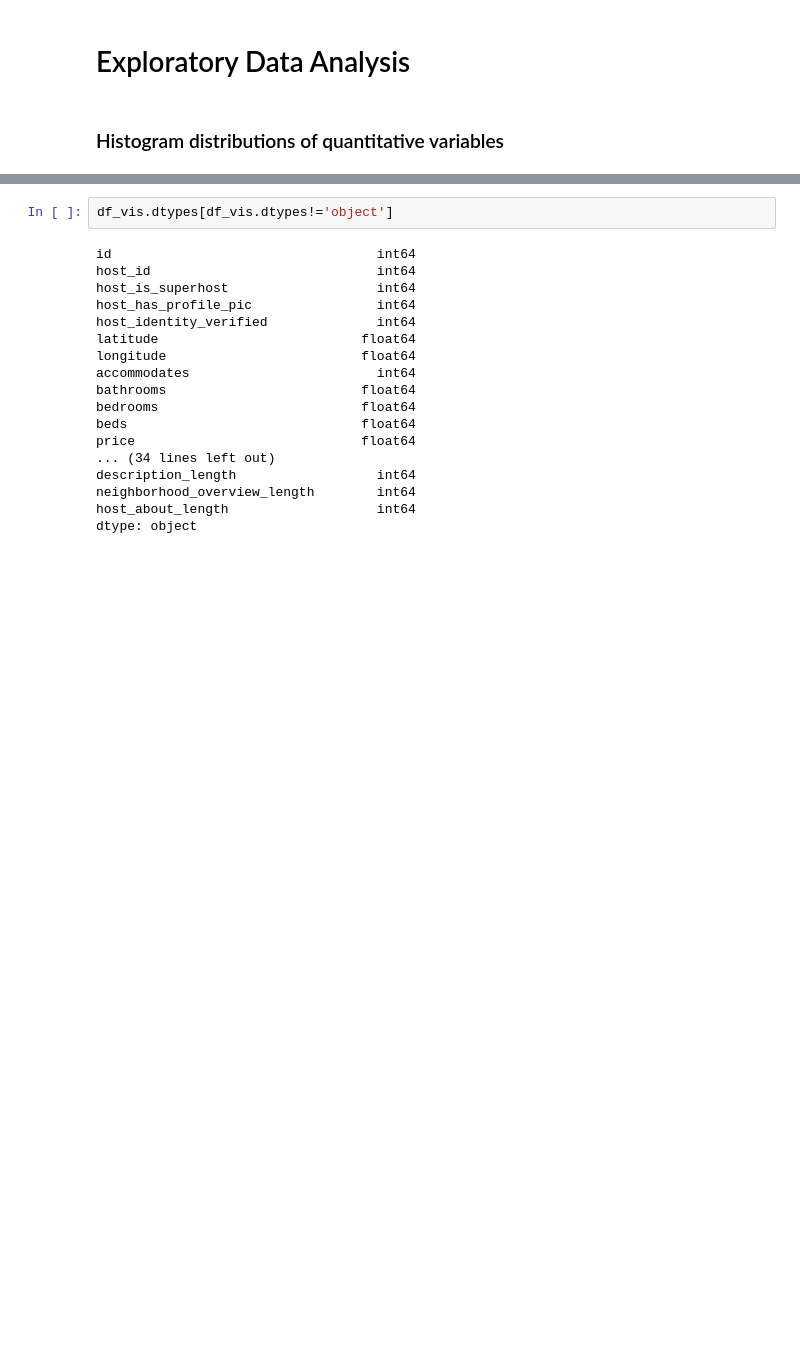
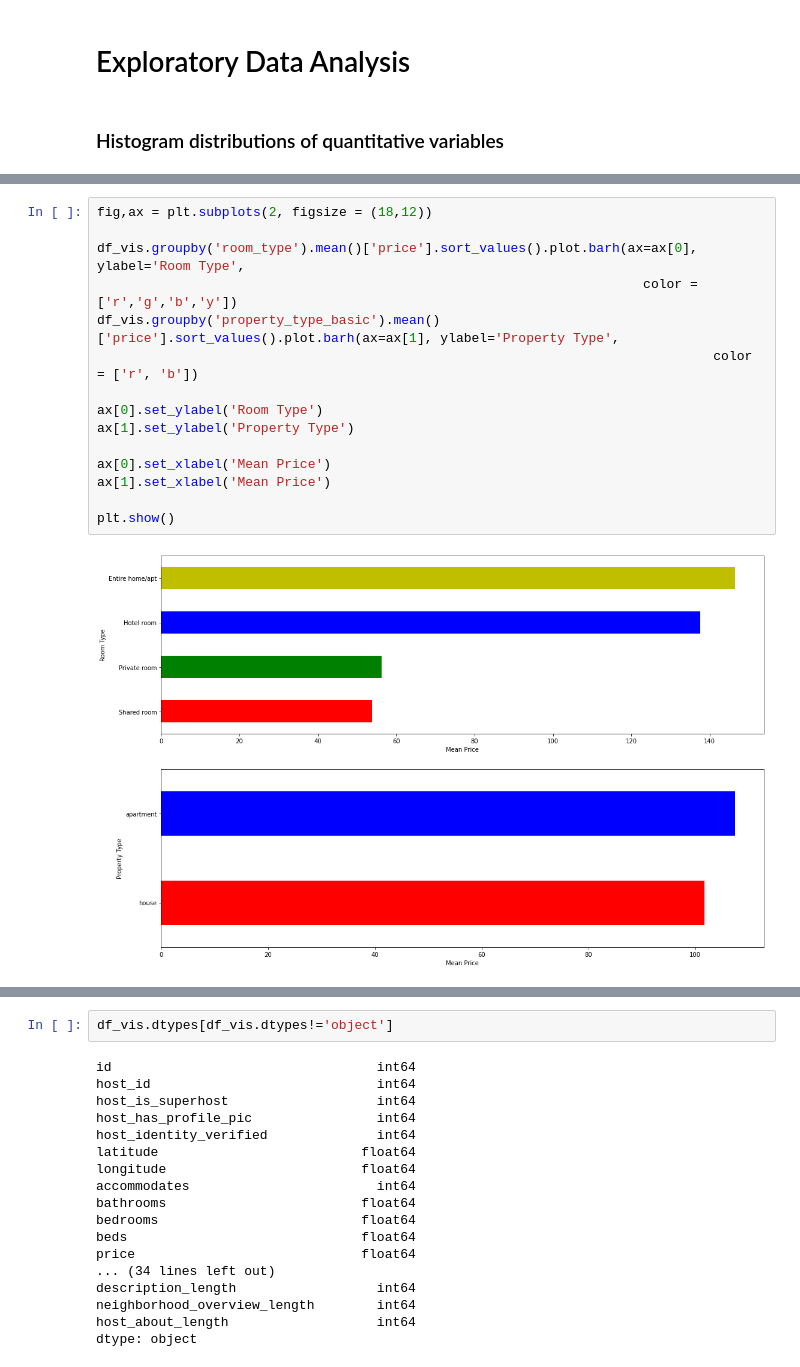
Before and after one commit to jradford5/GA_capstone_Airbnb_project, a Jupyter notebook: notebooks/capstone_airbnb_EDA.ipynb, the cells around one changed output, grey strips where cells are left out. Cells and saved outputs as stored; diff of their text form; blank space fills up the shorter version.

```diff
--- a/notebooks/capstone_airbnb_EDA.ipynb
+++ b/notebooks/capstone_airbnb_EDA.ipynb
@@ -153,0 +137,17 @@ Name: id, dtype: int64
+# %%
+fig,ax = plt.subplots(2, figsize = (18,12))
+
+df_vis.groupby('room_type').mean()['price'].sort_values().plot.barh(ax=ax[0], ylabel='Room Type',
+                                                                      color = ['r','g','b','y'])
+df_vis.groupby('property_type_basic').mean()['price'].sort_values().plot.barh(ax=ax[1], ylabel='Property Type',
+                                                                               color = ['r', 'b'])
+
+ax[0].set_ylabel('Room Type')
+ax[1].set_ylabel('Property Type')
+
+ax[0].set_xlabel('Mean Price')
+ax[1].set_xlabel('Mean Price')
+
+plt.show()
+# %% [output]
+[figure, added]
```
Also changed, not shown: parts of 22 cells of this notebook.
